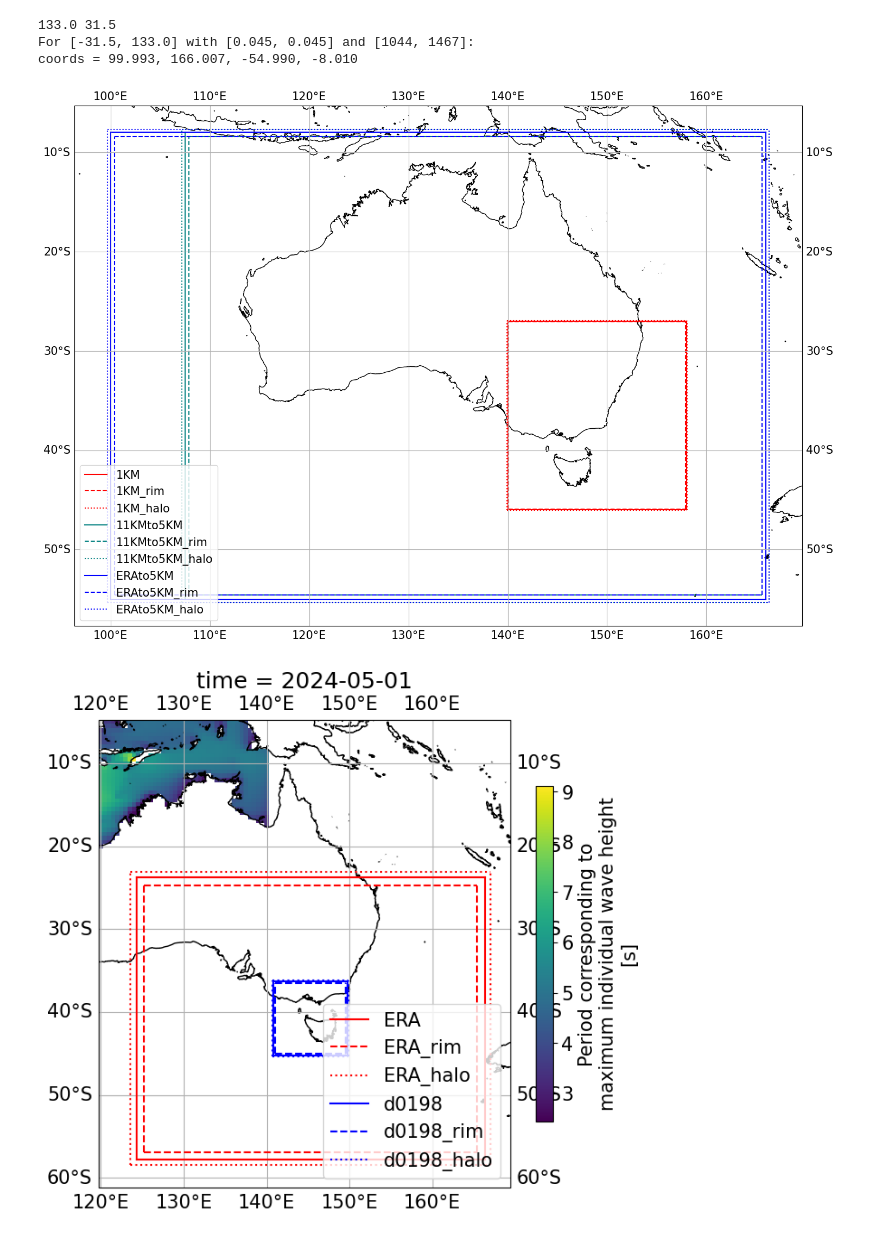
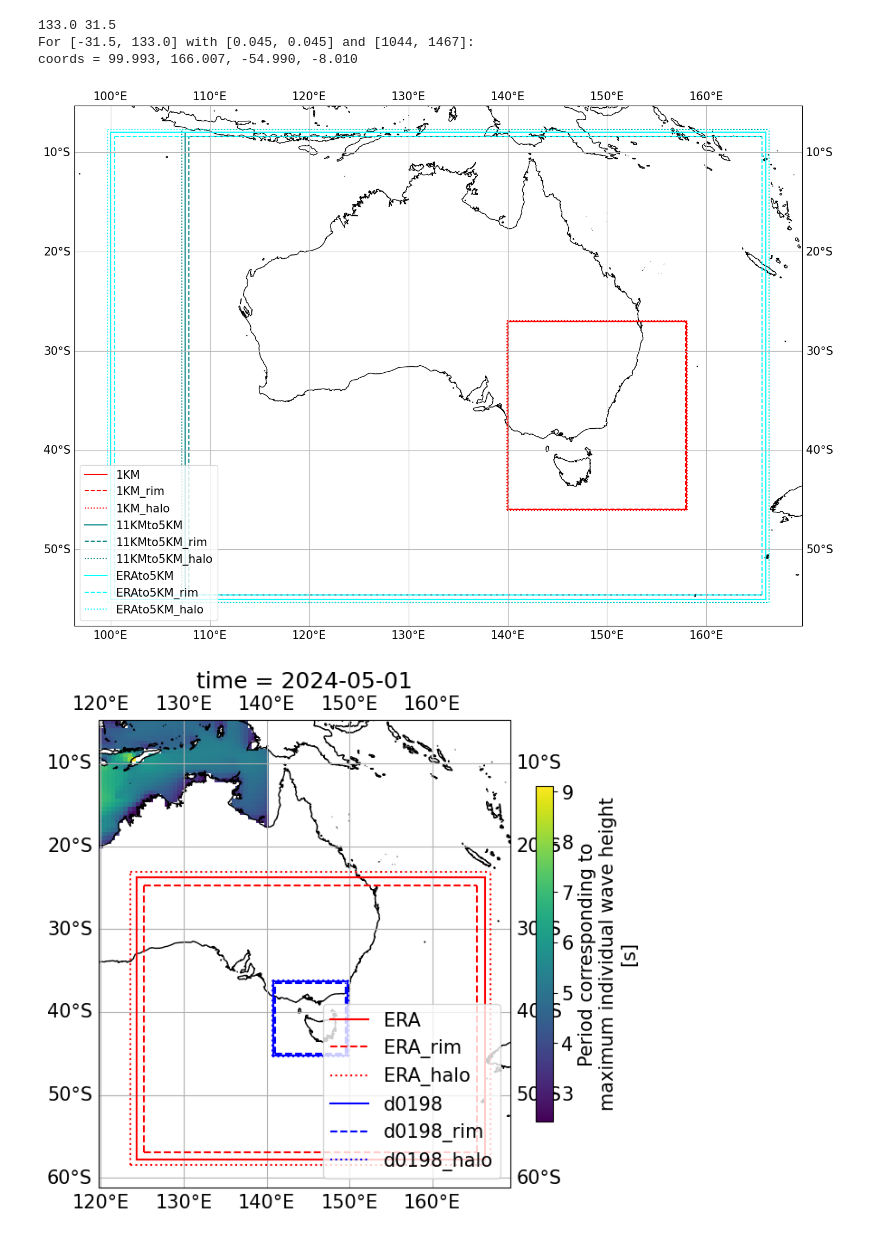
Before and after one commit to 21centuryweather/UM_configuration_tools, a Jupyter notebook: UM_plot_domain.ipynb, the cells around one changed output. Drawn from its saved outputs; the diff is of its cells as text; code cells hidden in the pictures.

Commit message:
UPDATE : Changed ERAto5km color to cyan

```diff
--- a/UM_plot_domain.ipynb
+++ b/UM_plot_domain.ipynb
@@ -247,19 +247,19 @@ coords = 99.993, 166.007, -54.990, -8.010
 # %%
 # Re-plot using UM reconfiguration parameters
 
 plt.figure(figsize=(15,15))
 ax = plt.axes(projection=ccrs.PlateCarree())
 flagship_1km_coords = plot_region(ax, '1KM', centre=FLAGSHIP_1_CENTRE, res=FLAGSHIP_1_RES, size=FLAGSHIP_1_SIZE, color='r')
 flagship_11kmto5km_coords = plot_region(ax, '11KMto5KM', centre=FLAGSHIP_11kmto5km_CENTRE, res=FLAGSHIP_11kmto5km_RES, size=FLAGSHIP_11kmto5km_SIZE, color='teal')
-flagship_ERAto5km_coords = plot_region(ax, 'ERAto5KM', centre=FLAGSHIP_ERAto5km_CENTRE, res=FLAGSHIP_ERAto5km_RES, size=FLAGSHIP_ERAto5km_SIZE, color='b')
+flagship_ERAto5km_coords = plot_region(ax, 'ERAto5KM', centre=FLAGSHIP_ERAto5km_CENTRE, res=FLAGSHIP_ERAto5km_RES, size=FLAGSHIP_ERAto5km_SIZE, color='cyan')
 ax.gridlines(draw_labels=True)
 
 ax.coastlines('10m')
 ax.legend(loc='lower left');
 plt.rcParams.update({'font.size':15})
 plt.tight_layout()
 # %% [output]
-[figure, old version]
+[figure, new version]
 # %%
 plt.figure(figsize=(7,7))
 ax = plt.axes(projection=ccrs.PlateCarree())
```
